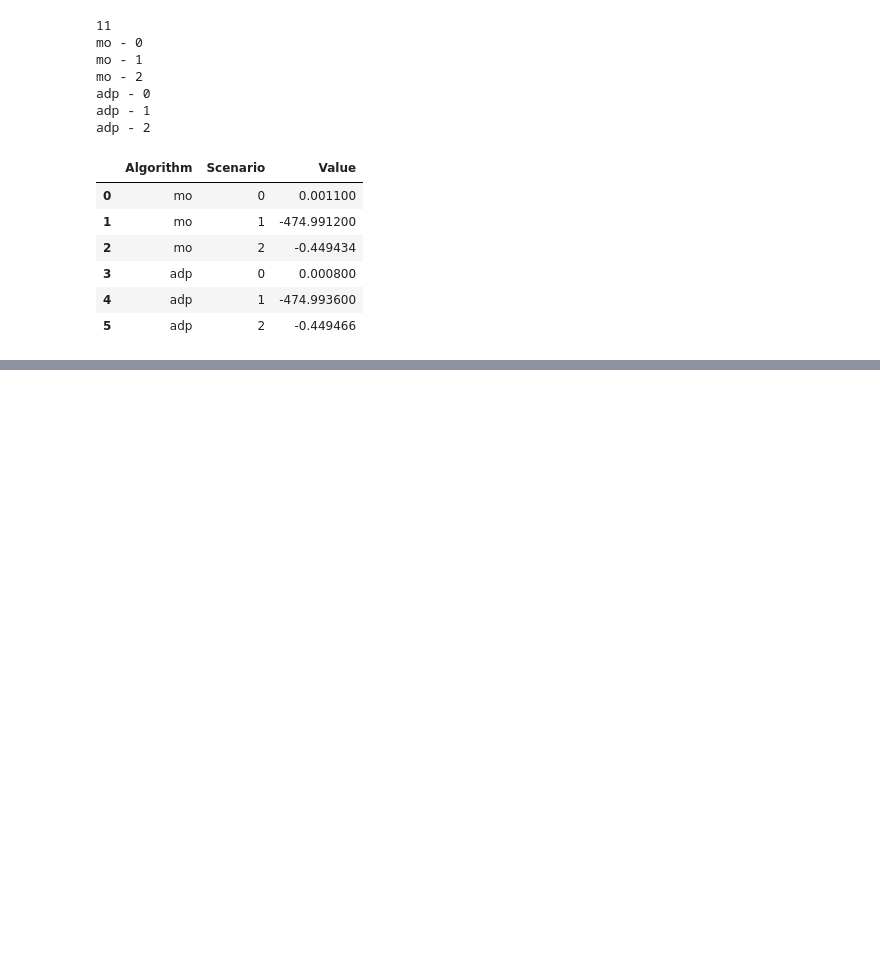
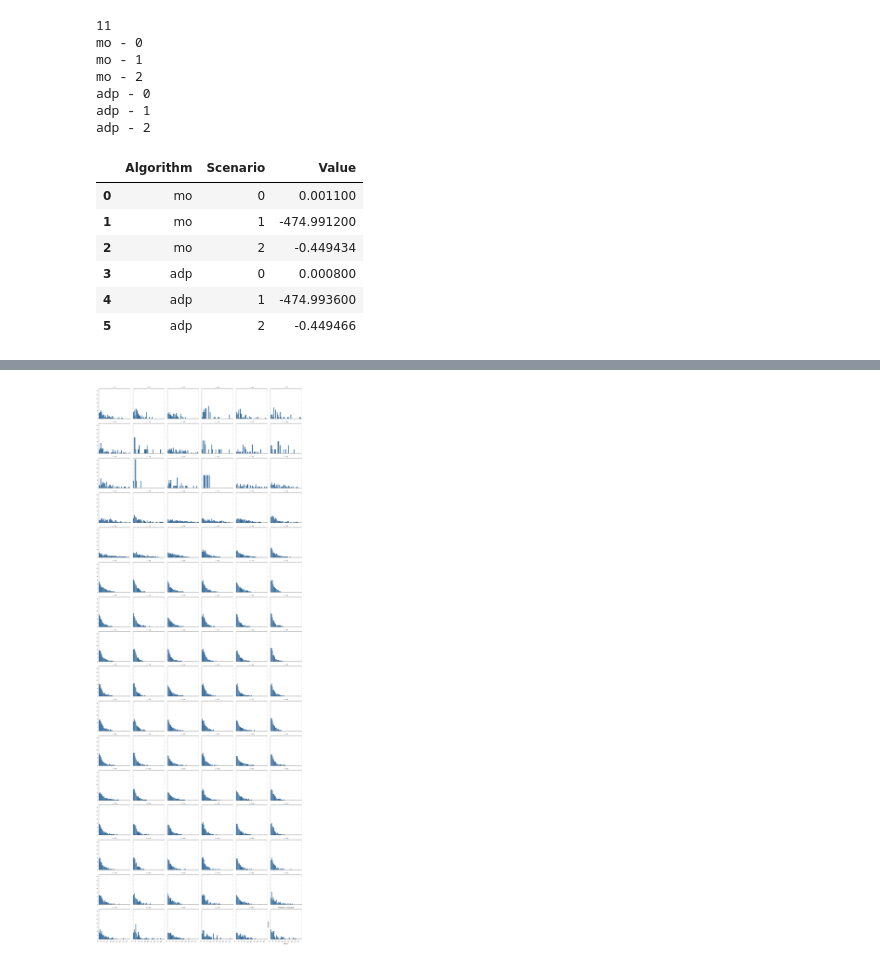
Before and after one commit to thummelt/master-thesis, a Jupyter notebook: code/src/Visualization.ipynb, the cells around one changed output, grey strips where cells are left out. Cells and saved outputs as stored; diff of their text form; code cells hidden in the pictures; blank space fills up the shorter version.

```diff
--- a/code/src/Visualization.ipynb
+++ b/code/src/Visualization.ipynb
@@ -57,0 +103,8 @@ adp - 2
+# %%
+g = sns.FacetGrid(d_trpln, col="t", col_wrap = 6)
+g.map_dataframe(sns.barplot, x="Length", y="d(t)")
+plttr.formatPlot(g, "Distance", "Probability", "Probability of Triplengths", dense=4)
+
+plts += [("prob_trpln_indiv", plt.gcf())]
+# %% [output]
+[figure, added]
```
Also changed, not shown: parts of 17 cells of this notebook, 9 other files.
